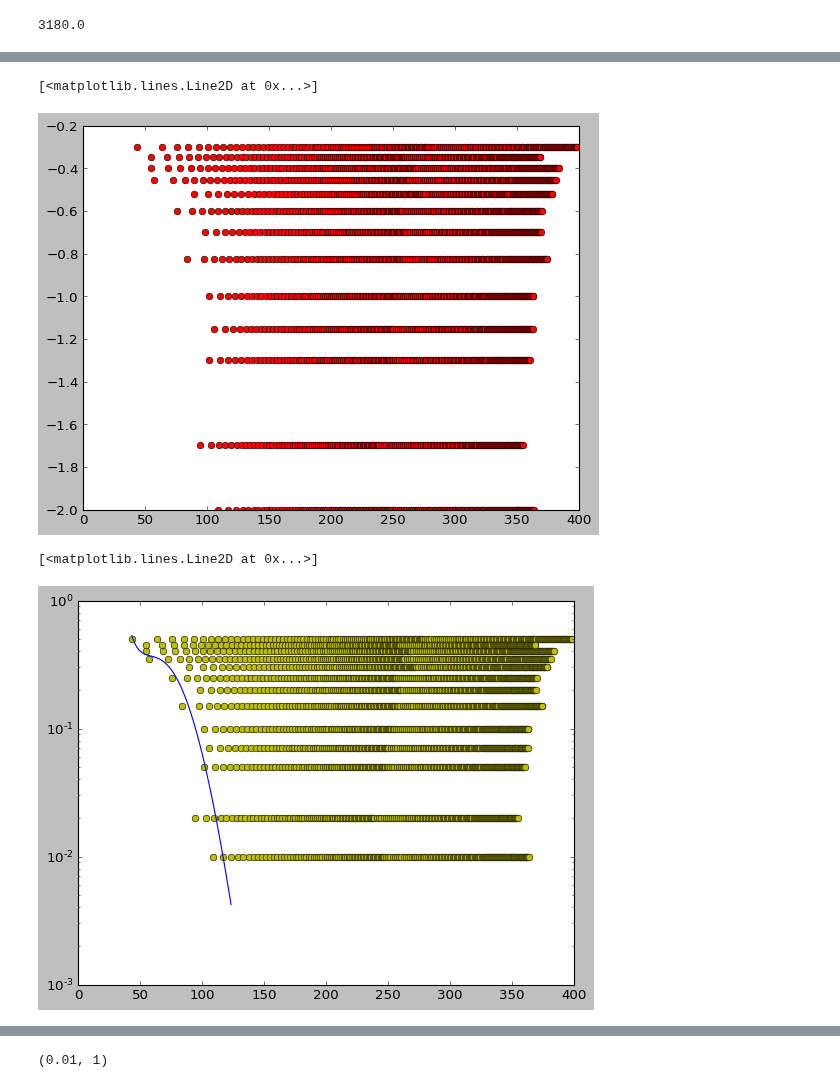
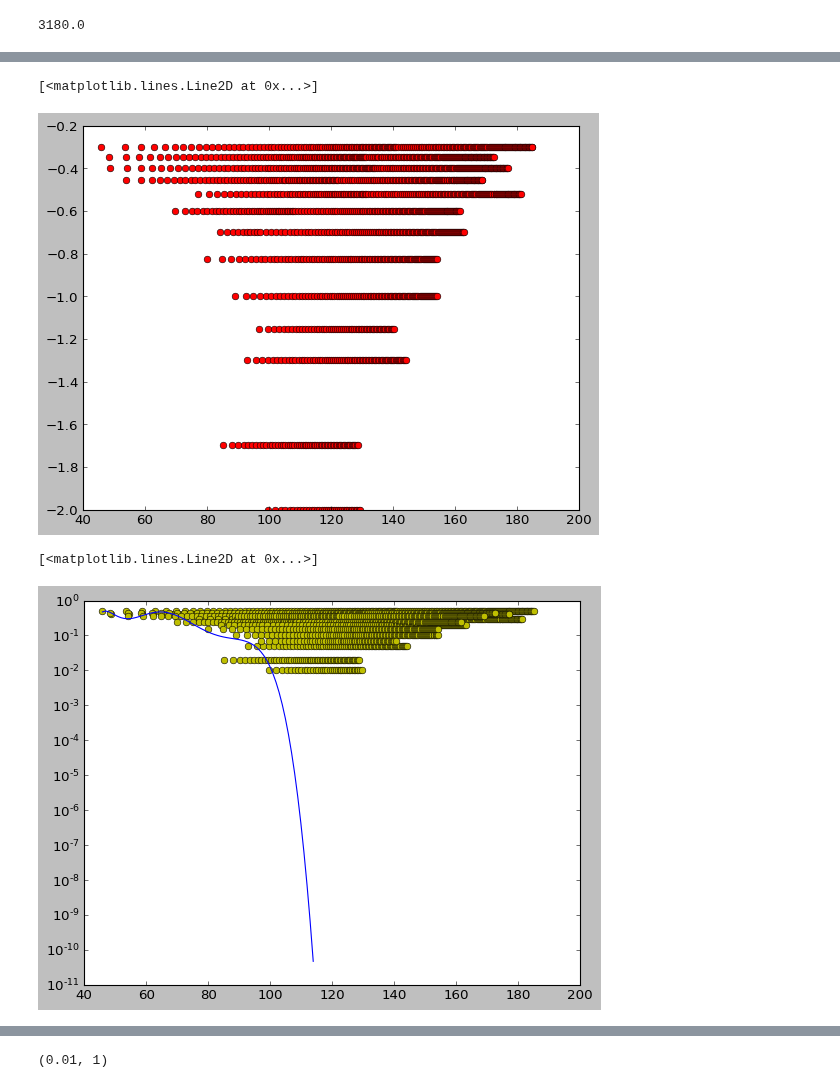
Before and after one commit to restrepo/VBF_IDM, a Jupyter notebook: Significance_countours-many_lumis.ipynb, the cells around one changed output, grey strips where cells are left out. Cells and saved outputs as stored; diff of their text form; code cells hidden in the pictures.

Commit message:
fix plot

```diff
--- a/Significance_countours-many_lumis.ipynb
+++ b/Significance_countours-many_lumis.ipynb
@@ -12,6 +12,9 @@ from curvefit import *
 import sys
 from matplotlib.colors import LogNorm
 
+Zvv=500.
+TB=Zvv/0.7 #Background to 30fb^-1
+
 def func(x, a, b, c, d, e):
     return a + b*x + c*x*x + d*x*x*x + e*x*x*x*x
 
@@ -19,8 +22,13 @@ def Z(S,B):
     return S/np.sqrt(S+B)
 
 def significance(XS,Eff,Lumi,TB):
+    '''XS: Cross section in pb
+       Eff: Cut efficiency in %
+       Lumi in pb^-1
+       TB: SM Backound at 30000 pb^-1
+    '''
     Evts=Lumi*(XS.transpose())*(Eff/100)
-    return Z(Evts,TB)
+    return Z(Evts,TB*Lumi/30000.) #Z(Evts,TB)
 
 def g(x,excl=5):
     return excl*np.ones_like(x)
@@ -156,22 +162,22 @@ dfl=df[df.LaL<maxLaL]
 plt.plot(dfl.MH0_excl,np.log10(dfl.LaL),'ro')
 # %% [output]
 [<matplotlib.lines.Line2D at 0x...>]
-[figure, old version]
+[figure, new version]
 # %%
 mf=[];lf=[]
 for l in np.sort(dfl.LaL.unique())[::-1]:
     xx,yy=dfl[dfl.LaL==l].MH0_excl.min(),l
     mf.append(xx);lf.append(yy)
 # %%
-pw=3
+pw=6
 plt.semilogy(dfl.MH0_excl,dfl.LaL,'yo')
 #plt.plot(mf,lf,'k',lw=2)
 lf=curvefit(mf,lf)
 lf.add_fit(pw,ShowPlot=False)
 x=np.arange(mf[0],mf[-1]+15)
 plt.plot(x,lf(x))
 # %% [output]
 [<matplotlib.lines.Line2D at 0x...>]
-[figure, old version]
+[figure, new version]
 # %%
 df_full=df.copy()
```
Also changed, not shown: parts of 11 cells of this notebook, 1 other file.
